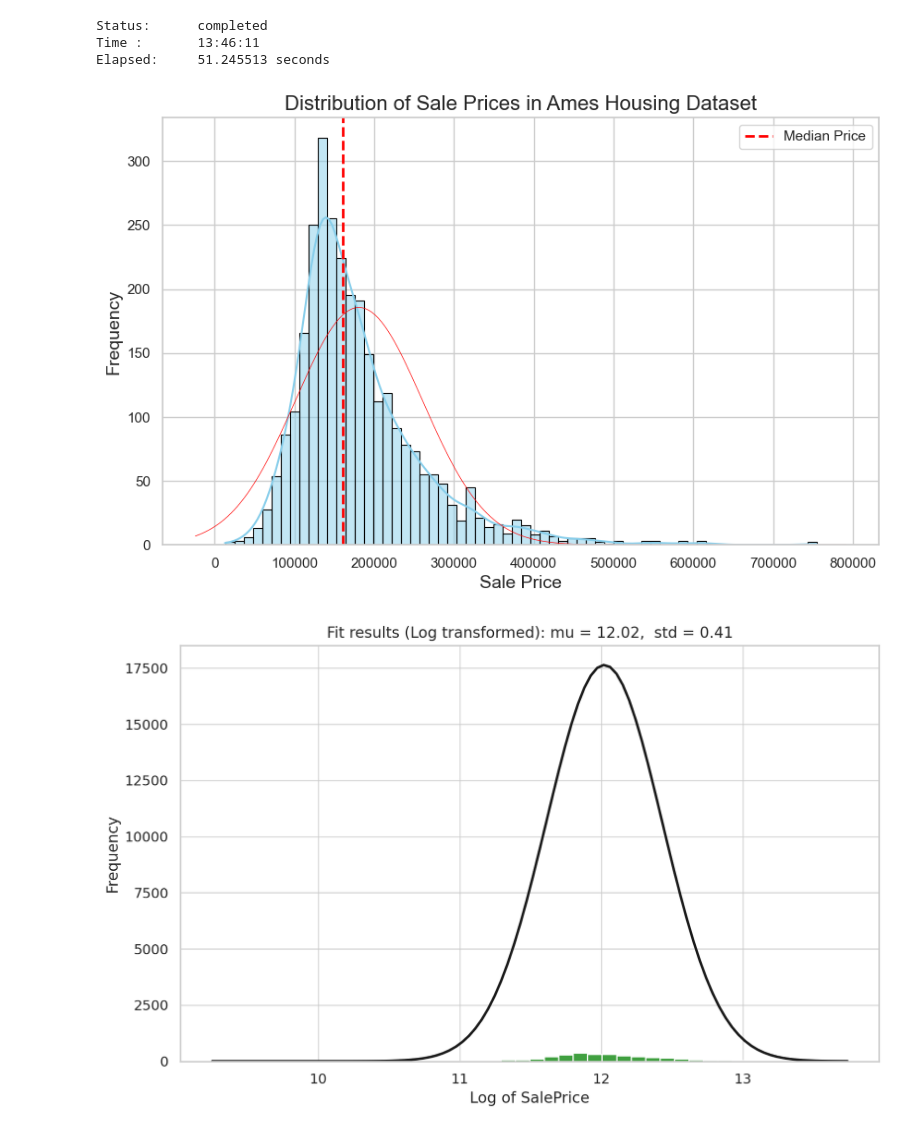
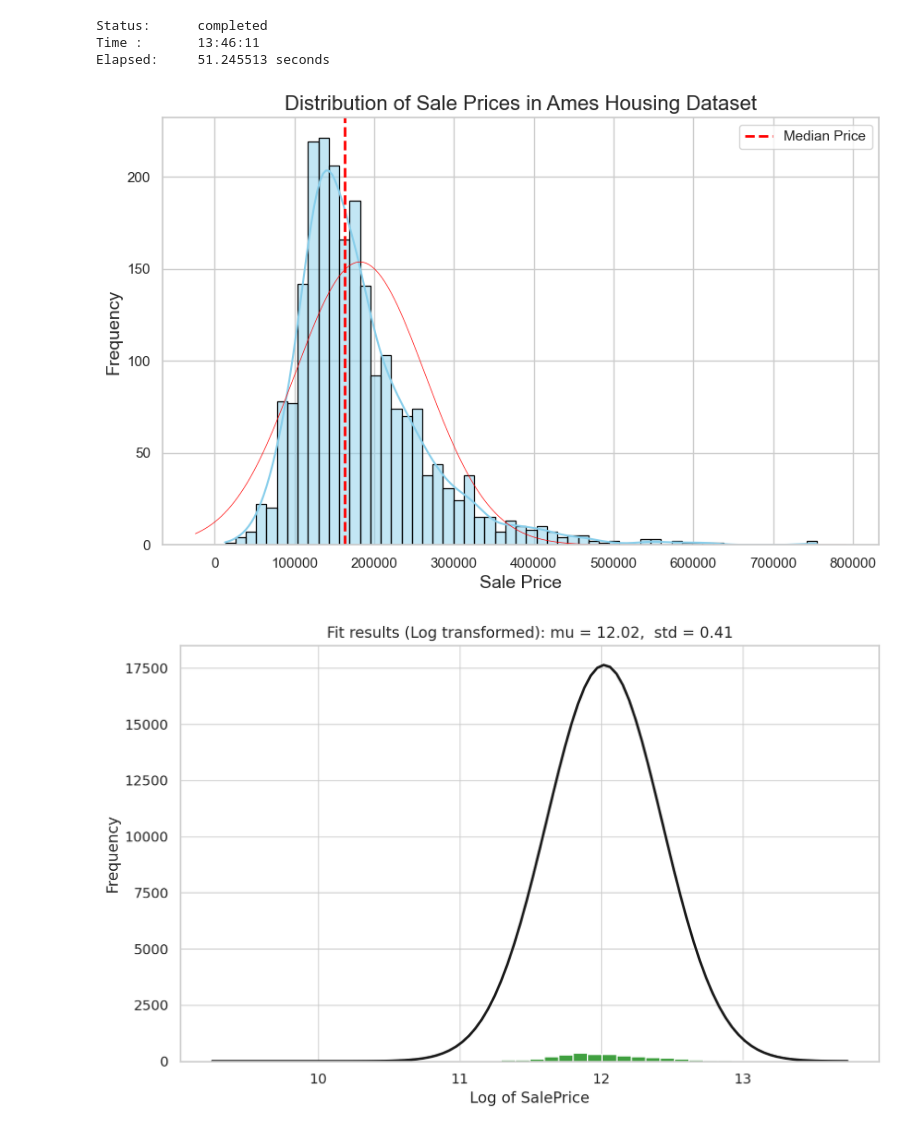
Before and after one commit to druce/iowa, a Jupyter notebook: ChatGPT_datascience.ipynb, the cells around one changed output. Drawn from its saved outputs; the diff is of its cells as text; code cells hidden in the pictures.

```diff
--- a/ChatGPT_datascience.ipynb
+++ b/ChatGPT_datascience.ipynb
@@ -566,9 +590,11 @@ Time :       13:46:11
 Elapsed:     51.245513 seconds
 # %%
 # copy the ChatGPT-generated code
-# Load the data into a pandas DataFrame
-ames_csv_file_path = "AmesHousing.csv"
-df = pd.read_csv(ames_csv_file_path)
+# Load the data into a pandas DataFrame.  Load separately from train and test, else we get all the test SalePrice targets.
+df_train = pd.read_csv("AmesTrain.csv")
+df_test = pd.read_csv("AmesTest.csv")
+df_test['SalePrice']=np.nan
+df = pd.concat([df_train, df_test])
 
 # Calculate mean and standard deviation of SalePrice for the normal distribution
 mean_price = df["SalePrice"].mean()
@@ -586,34 +612,34 @@ y_d = snsplot.get_lines()[0].get_ydata()
 peak = x_d[np.argmax(y_d)]
 
 # normal distribution
 xmin, xmax = plt.xlim()
 ymin, ymax = plt.ylim()
 
 bins = 200
 x = np.linspace(xmin, xmax, bins)
 p = norm.pdf(x, mean_price, std_price)
 binwidth = (xmax - xmin) / bins
 
 # plt.plot(x_log, p_log/np.max(p_log)*np.max(y_d), linewidth=0.5, color="red")
 plt.plot(x, p * sum(binwidth * y_d), linewidth=0.5, color="red")
 
 # p = p / max(p) * np.max(y_d)  # scale it, to same peak as kde
 # plt.plot(x, p, color="red", linewidth=0.5)
 plt.title("Distribution of Sale Prices in Ames Housing Dataset", fontsize=16)
 plt.xlabel("Sale Price", fontsize=14)
 plt.ylabel("Frequency", fontsize=14)
 plt.grid(True)
 plt.axvline(
     df["SalePrice"].median(),
     color="red",
     linestyle="dashed",
     linewidth=2,
     label="Median Price",
 )
 plt.legend()
 plt.show()
 # %% [output]
-[figure, old version]
+[figure, new version]
 # %%
 prompt = f"""Please recommend whether we should transform the SalePrice variable before attempting to predict it.
 If so, show the code to transform it , and a nice visualization showing the transformed variable and comparing it to a normal distribution of similar mean and standard deviation.
```
Also changed, not shown: parts of 12 cells of this notebook, 1 other file.
